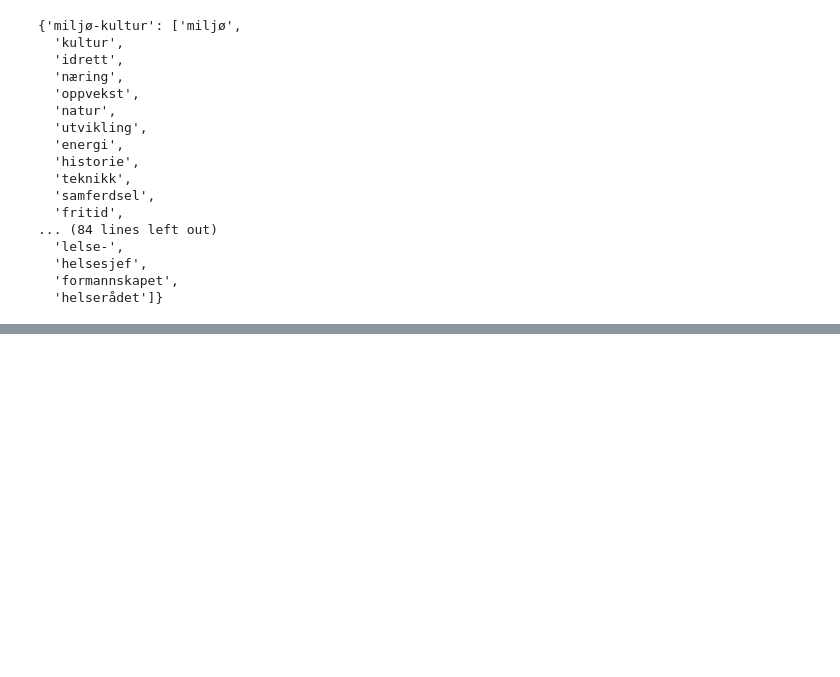
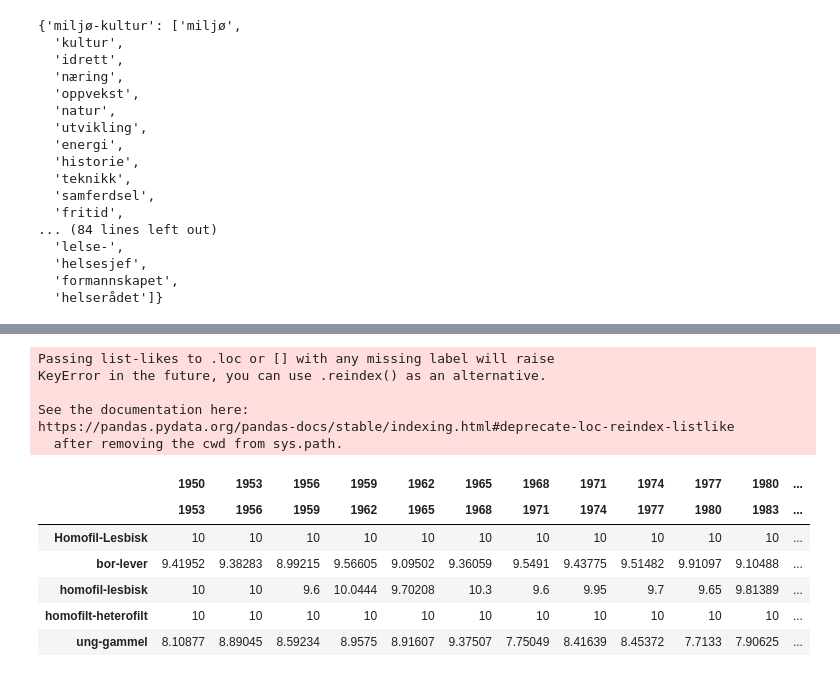
Before and after one commit to Yoonsen/HeCore, a Jupyter notebook: collocations-hecore.ipynb, the cells around one changed output, grey strips where cells are left out. Saved outputs shown, nothing was run; the diff lists cells and outputs as text; code cells hidden in the pictures; blank space fills up the shorter version.

```diff
--- a/collocations-hecore.ipynb
+++ b/collocations-hecore.ipynb
@@ -516,6 +578,29 @@ helse_cluster_time.style.background_gradient(cmap="Blues_r", axis=1)
 | sosiale-politiske | 8.95214 | 9.0674 | 9.21643 | 8.26531 | 7.99391 | 8.13221 | 8.37555 | 8.42649 | 7.70327 | 8.40462 | 7.73193 | ... |
 | sosialstyret-sosialsjef | 9.66667 | 9.60938 | 9.875 | 9.69815 | 9.38024 | 9.18854 | 8.69759 | 7.99629 | 7.96815 | 7.83465 | 7.16076 | ... |
 | trivsel-velferd | 6.1975 | 6.63736 | 6.0302 | 6.45141 | 6.33402 | 6.04828 | 6.09991 | 6.28881 | 6.18238 | 6.61431 | 6.21321 | ... |
+# %%
+lesbe_community = gnl.community_dict(lesbe)
+lesbe_cluster = dict()
+for cluster in lesbe_community:
+    lesbe_cluster[cluster] = helse_right.loc[lesbe_community[cluster]].fillna(10).mean()
+lesbe_cluster_time = pd.DataFrame.from_dict(lesbe_cluster, orient='index')
+# %% [output]
+Passing list-likes to .loc or [] with any missing label will raise
+KeyError in the future, you can use .reindex() as an alternative.
+
+See the documentation here:
+https://pandas.pydata.org/pandas-docs/stable/indexing.html#deprecate-loc-reindex-listlike
+  after removing the cwd from sys.path.
+# %%
+lesbe_cluster_time.style.background_gradient(cmap="Blues_r", axis=1)
+# %% [output]
+|  | 1950 | 1953 | 1956 | 1959 | 1962 | 1965 | 1968 | 1971 | 1974 | 1977 | 1980 | ... |
+|  | 1953 | 1956 | 1959 | 1962 | 1965 | 1968 | 1971 | 1974 | 1977 | 1980 | 1983 | ... |
+| Homofil-Lesbisk | 10 | 10 | 10 | 10 | 10 | 10 | 10 | 10 | 10 | 10 | 10 | ... |
+| bor-lever | 9.41952 | 9.38283 | 8.99215 | 9.56605 | 9.09502 | 9.36059 | 9.5491 | 9.43775 | 9.51482 | 9.91097 | 9.10488 | ... |
+| homofil-lesbisk | 10 | 10 | 9.6 | 10.0444 | 9.70208 | 10.3 | 9.6 | 9.95 | 9.7 | 9.65 | 9.81389 | ... |
+| homofilt-heterofilt | 10 | 10 | 10 | 10 | 10 | 10 | 10 | 10 | 10 | 10 | 10 | ... |
+| ung-gammel | 8.10877 | 8.89045 | 8.59234 | 8.9575 | 8.91607 | 9.37507 | 7.75049 | 8.41639 | 8.45372 | 7.7133 | 7.90625 | ... |
 # %%
 body = ""
 for cluster in helse_community:
```
Also changed, not shown: parts of 8 cells of this notebook.
